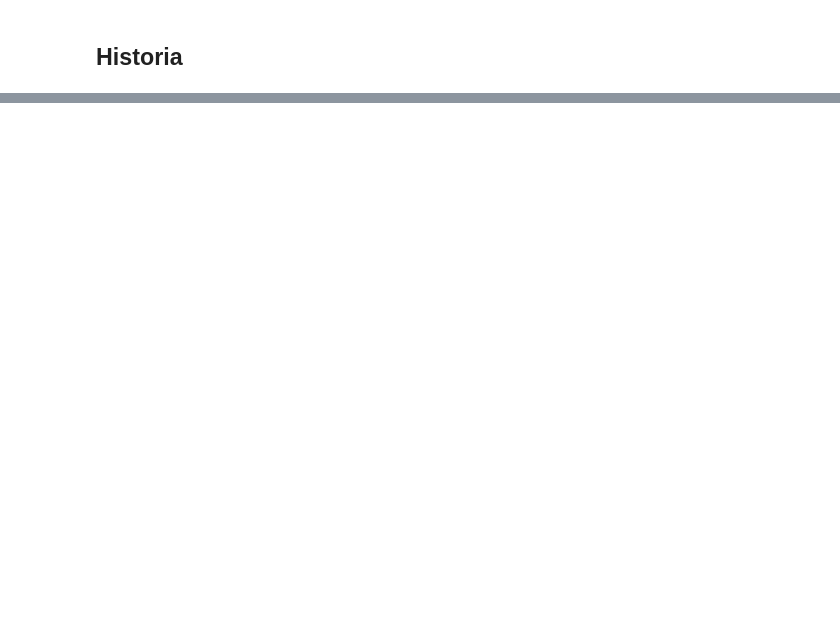
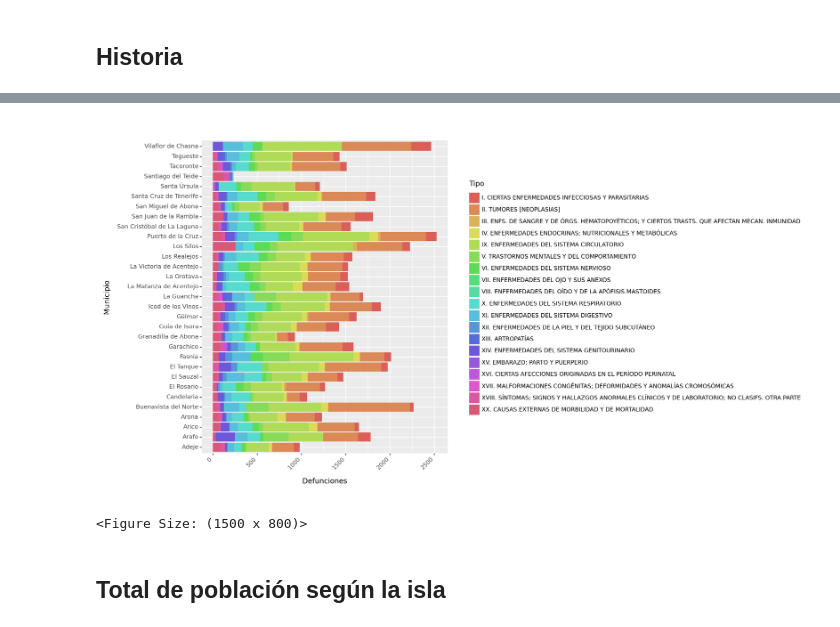
Before and after one commit to alu0101351773/VIS_proyecto, a Jupyter notebook: src/proyecto.ipynb, the cells around one changed output, grey strips where cells are left out. Saved outputs shown, nothing was run; the diff lists cells and outputs as text; code cells hidden in the pictures; blank space fills up the shorter version.

```diff
--- a/src/proyecto.ipynb
+++ b/src/proyecto.ipynb
@@ -343,0 +371,17 @@ Index(['Municipio', 'Año', 'Sexo', 'Tipo', 'Defunciones', 'Municipio_codigo'],
+# %%
+df_defun_tenerife = df_defun.query('ISLA_CODE == "ES709" and Año == 2021')
+
+(ggplot(df_defun_tenerife, aes(x = 'Municipio', y = 'Defunciones', fill = "Tipo"))
+    + geom_col()
+    + coord_flip()
+    + theme(
+        figure_size=(15, 8),
+        axis_text_x = element_text(rotation = 45, hjust = 1),
+        axis_text_y = element_text(size = 9)
+        )
+)
+# %% [output]
+[figure, added]
+<Figure Size: (1500 x 800)>
+# %% [markdown]
+## Total de población según la isla
```
Also changed, not shown: parts of 14 cells of this notebook.
